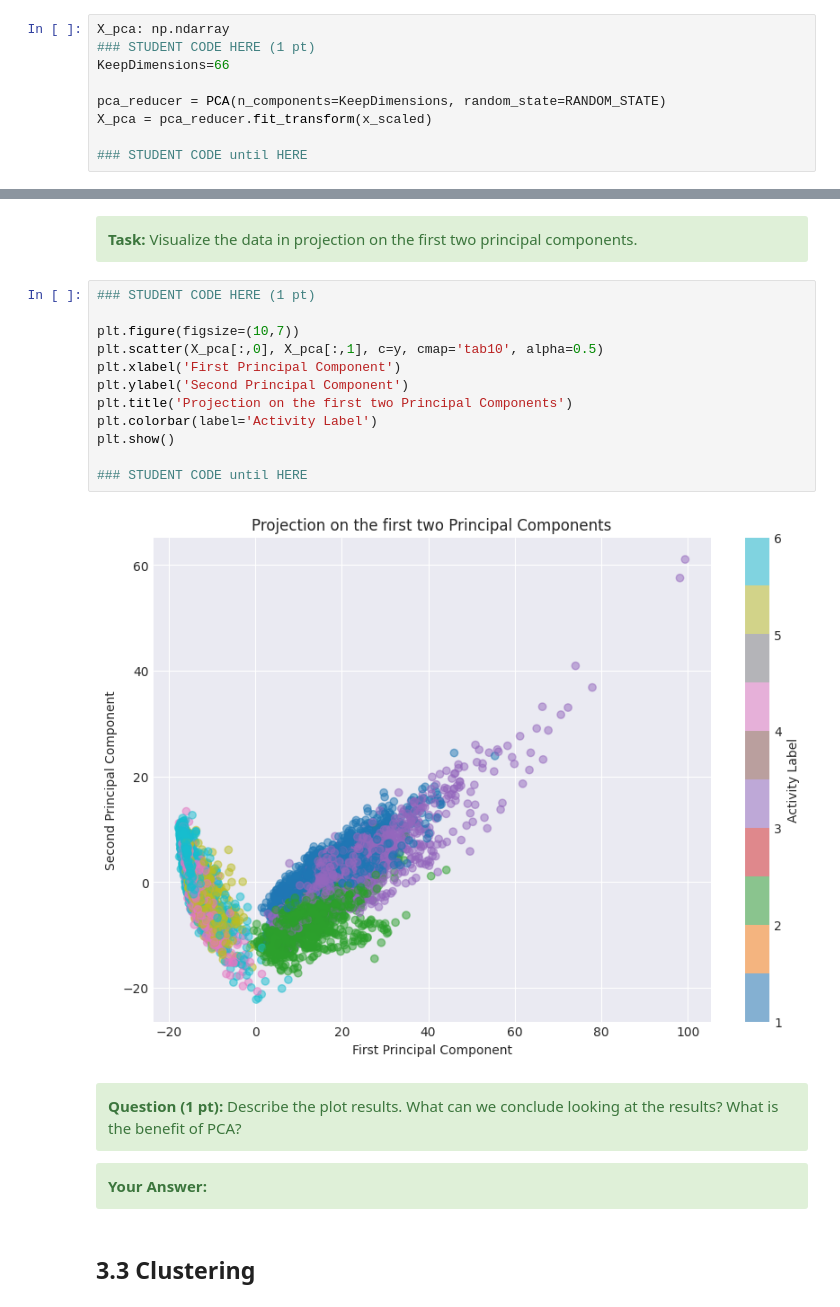
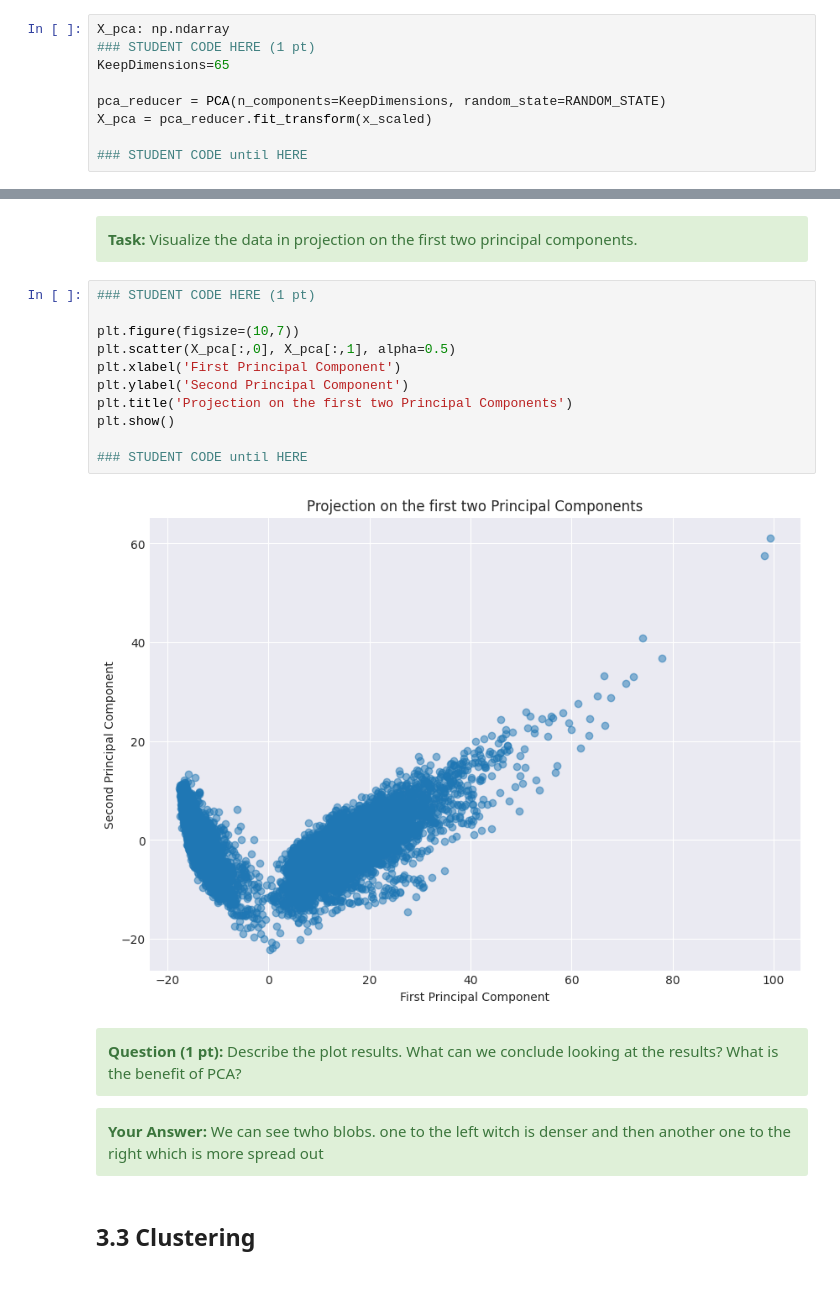
Before and after one commit to samuelrr1/Gay_Clanker, a Jupyter notebook: 3_pca_clustering.ipynb, the cells around one changed output, grey strips where cells are left out. Cells and saved outputs as stored; diff of their text form.

```diff
--- a/3_pca_clustering.ipynb
+++ b/3_pca_clustering.ipynb
@@ -213,7 +213,7 @@ fig, ax = plotPCAVariance(var_exp, x_scaled)
 # %%
 X_pca: np.ndarray
 ### STUDENT CODE HERE (1 pt)
-KeepDimensions=66
+KeepDimensions=65
 
 pca_reducer = PCA(n_components=KeepDimensions, random_state=RANDOM_STATE)
 X_pca = pca_reducer.fit_transform(x_scaled)
@@ -252,23 +252,22 @@ Variance explained by first PC: 0.51
 # %%
 ### STUDENT CODE HERE (1 pt)
 
 plt.figure(figsize=(10,7))
-plt.scatter(X_pca[:,0], X_pca[:,1], c=y, cmap='tab10', alpha=0.5)
+plt.scatter(X_pca[:,0], X_pca[:,1], alpha=0.5)
 plt.xlabel('First Principal Component')
 plt.ylabel('Second Principal Component')
 plt.title('Projection on the first two Principal Components')
-plt.colorbar(label='Activity Label')
 plt.show()
 
 ### STUDENT CODE until HERE
 # %% [output]
-[figure, old version]
+[figure, new version]
 # %% [markdown]
 <div class="alert alert-block alert-success">
 <b>Question (1 pt):</b> Describe the plot results. What can we conclude looking at the results? What is the benefit of PCA?
 </div>
 <div class="alert alert-block alert-success">
-<b>Your Answer:</b>
+<b>Your Answer:</b> We can see twho blobs. one to the left witch is denser and then another one to the right which is more spread out
 </div>
 # %% [markdown]
 ## 3.3 Clustering
```
Also changed, not shown: parts of 31 cells of this notebook.
